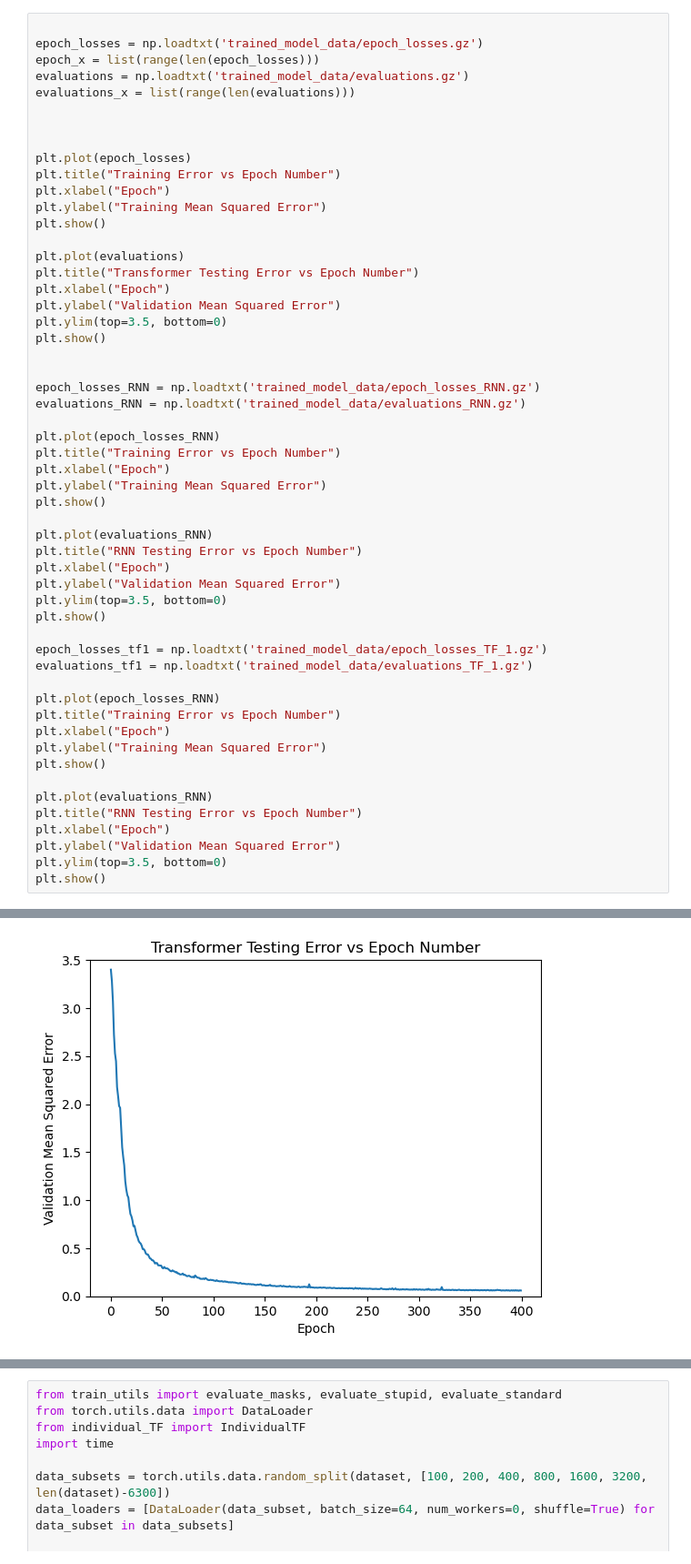
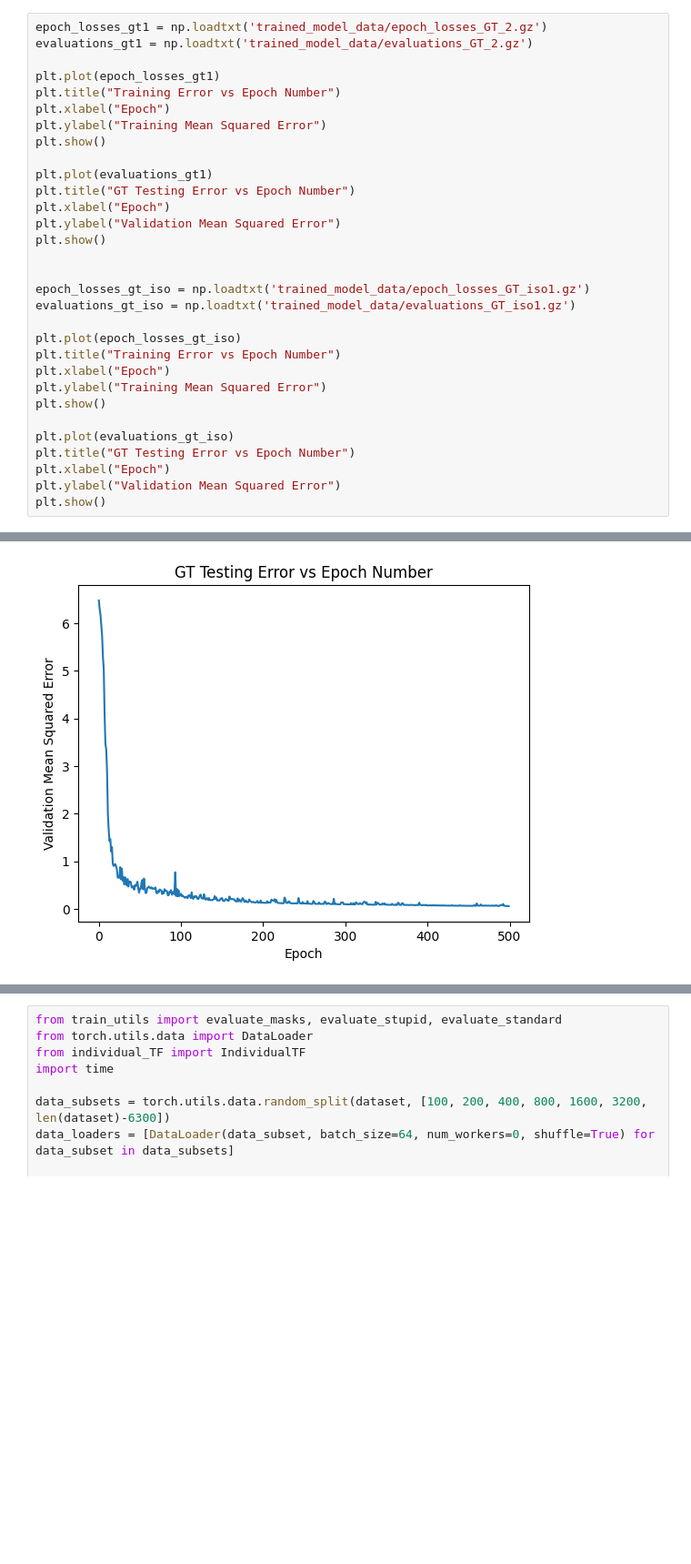
Before and after one commit to aaron-zhao15/LIDAR-human-prediction, a Jupyter notebook: model/transformer_note.ipynb, the cells around one changed output, grey strips where cells are left out. Shown: that part at 91% size. Drawn from its saved outputs; the diff is of its cells as text; blank space fills up the shorter version.

Commit message:
test trained models, but they seem too good. will need to investigate why they're too good

```diff
--- a/model/transformer_note.ipynb
+++ b/model/transformer_note.ipynb
@@ -50,55 +53,32 @@ tensor([[-0.0989, -0.0679, -0.0254,  ..., -0.0107, -0.0355,  0.0198],
 # %%
+epoch_losses_gt1 = np.loadtxt('trained_model_data/epoch_losses_GT_2.gz')
+evaluations_gt1 = np.loadtxt('trained_model_data/evaluations_GT_2.gz')
 
-epoch_losses = np.loadtxt('trained_model_data/epoch_losses.gz')
-epoch_x = list(range(len(epoch_losses)))
-evaluations = np.loadtxt('trained_model_data/evaluations.gz')
-evaluations_x = list(range(len(evaluations)))
-
-
-
-plt.plot(epoch_losses)
+plt.plot(epoch_losses_gt1)
 plt.title("Training Error vs Epoch Number")
 plt.xlabel("Epoch")
 plt.ylabel("Training Mean Squared Error")
 plt.show()
 
-plt.plot(evaluations)
-plt.title("Transformer Testing Error vs Epoch Number")
+plt.plot(evaluations_gt1)
+plt.title("GT Testing Error vs Epoch Number")
 plt.xlabel("Epoch")
 plt.ylabel("Validation Mean Squared Error")
-plt.ylim(top=3.5, bottom=0)
 plt.show()
 
 
-epoch_losses_RNN = np.loadtxt('trained_model_data/epoch_losses_RNN.gz')
-evaluations_RNN = np.loadtxt('trained_model_data/evaluations_RNN.gz')
+epoch_losses_gt_iso = np.loadtxt('trained_model_data/epoch_losses_GT_iso1.gz')
+evaluations_gt_iso = np.loadtxt('trained_model_data/evaluations_GT_iso1.gz')
 
-plt.plot(epoch_losses_RNN)
+plt.plot(epoch_losses_gt_iso)
 plt.title("Training Error vs Epoch Number")
 plt.xlabel("Epoch")
 plt.ylabel("Training Mean Squared Error")
 plt.show()
 
-plt.plot(evaluations_RNN)
-plt.title("RNN Testing Error vs Epoch Number")
+plt.plot(evaluations_gt_iso)
+plt.title("GT Testing Error vs Epoch Number")
 plt.xlabel("Epoch")
 plt.ylabel("Validation Mean Squared Error")
-plt.ylim(top=3.5, bottom=0)
 plt.show()
-
-epoch_losses_tf1 = np.loadtxt('trained_model_data/epoch_losses_TF_1.gz')
-evaluations_tf1 = np.loadtxt('trained_model_data/evaluations_TF_1.gz')
-
-plt.plot(epoch_losses_RNN)
-plt.title("Training Error vs Epoch Number")
-plt.xlabel("Epoch")
-plt.ylabel("Training Mean Squared Error")
-plt.show()
-
-plt.plot(evaluations_RNN)
-plt.title("RNN Testing Error vs Epoch Number")
-plt.xlabel("Epoch")
-plt.ylabel("Validation Mean Squared Error")
-plt.ylim(top=3.5, bottom=0)
-plt.show()
 # %% [output]
@@ -106 +86 @@ plt.show()
-[figure, old version]
+[figure, new version]
```
Also changed, not shown: parts of 5 cells of this notebook, 13 other files.
